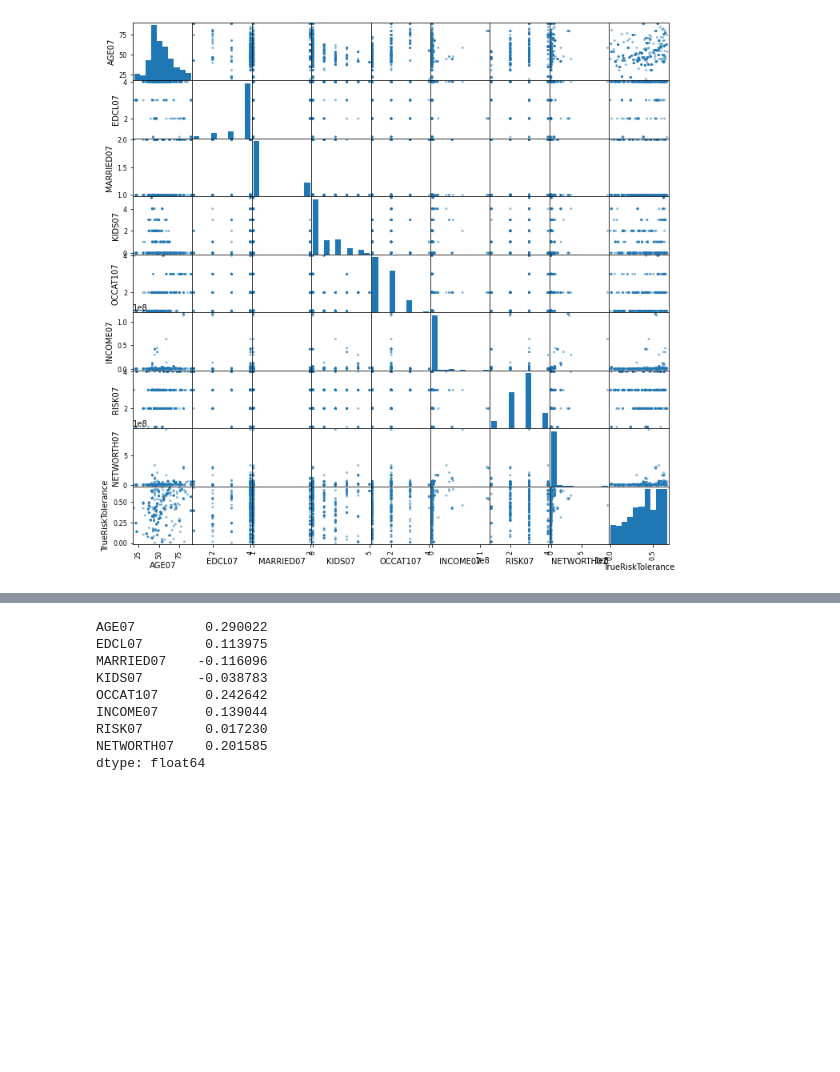
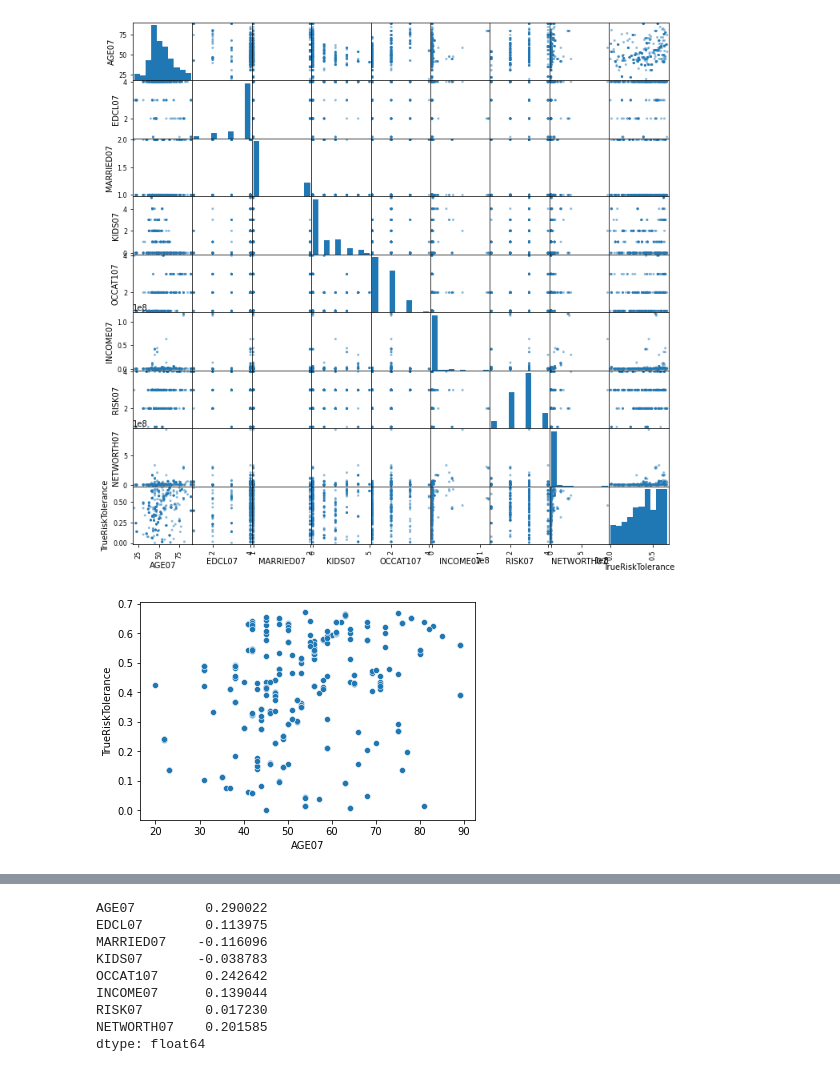
Before and after one commit to yasssminnn/bauman-data-science, a Jupyter notebook: разработка модели.ipynb, the cells around one changed output, grey strips where cells are left out. Cells and saved outputs as stored; diff of their text form; code cells hidden in the pictures; blank space fills up the shorter version.

```diff
--- a/разработка модели.ipynb
+++ b/разработка модели.ipynb
@@ -210,3 +277,7 @@ plt.show()
 # %% [output]
 <Figure size 1080x1080 with 0 Axes>
 [figure]
+# %%
+sns.scatterplot(x="AGE07", y="TrueRiskTolerance", data=dataset3);
+# %% [output]
+[figure, added]
```
Also changed, not shown: parts of 32 cells of this notebook, 6 other files.
